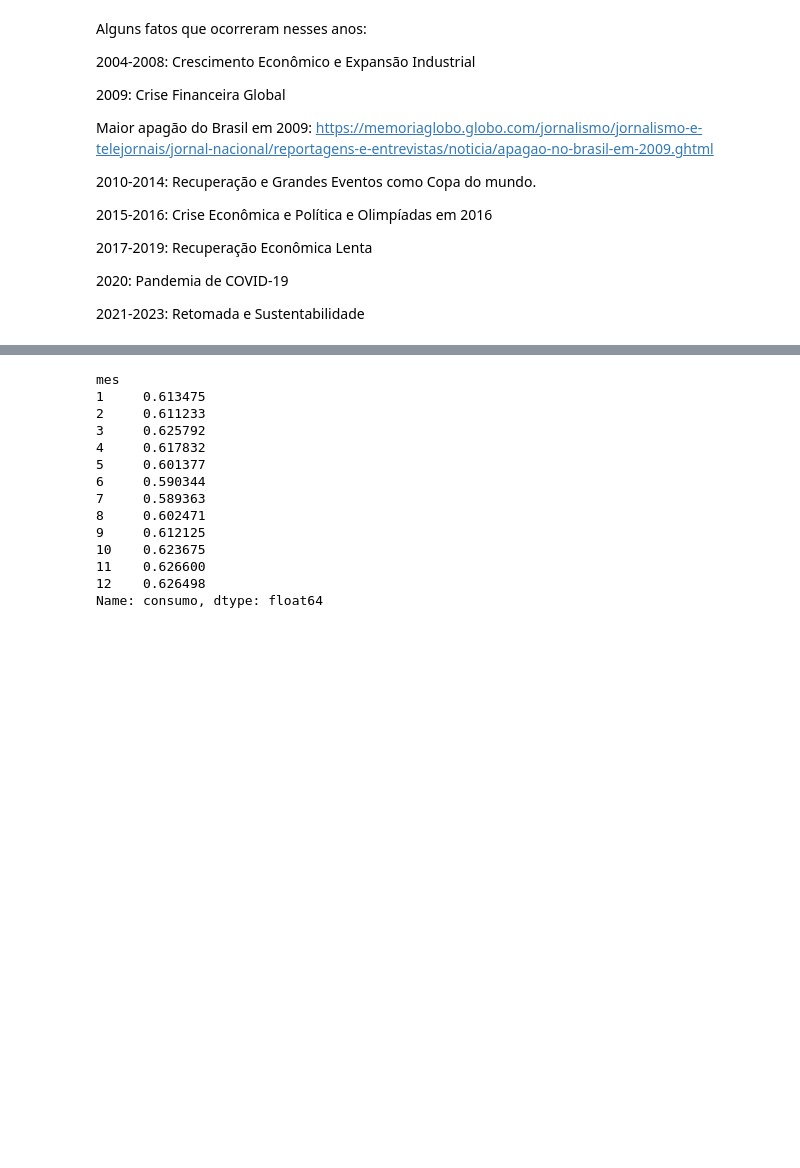
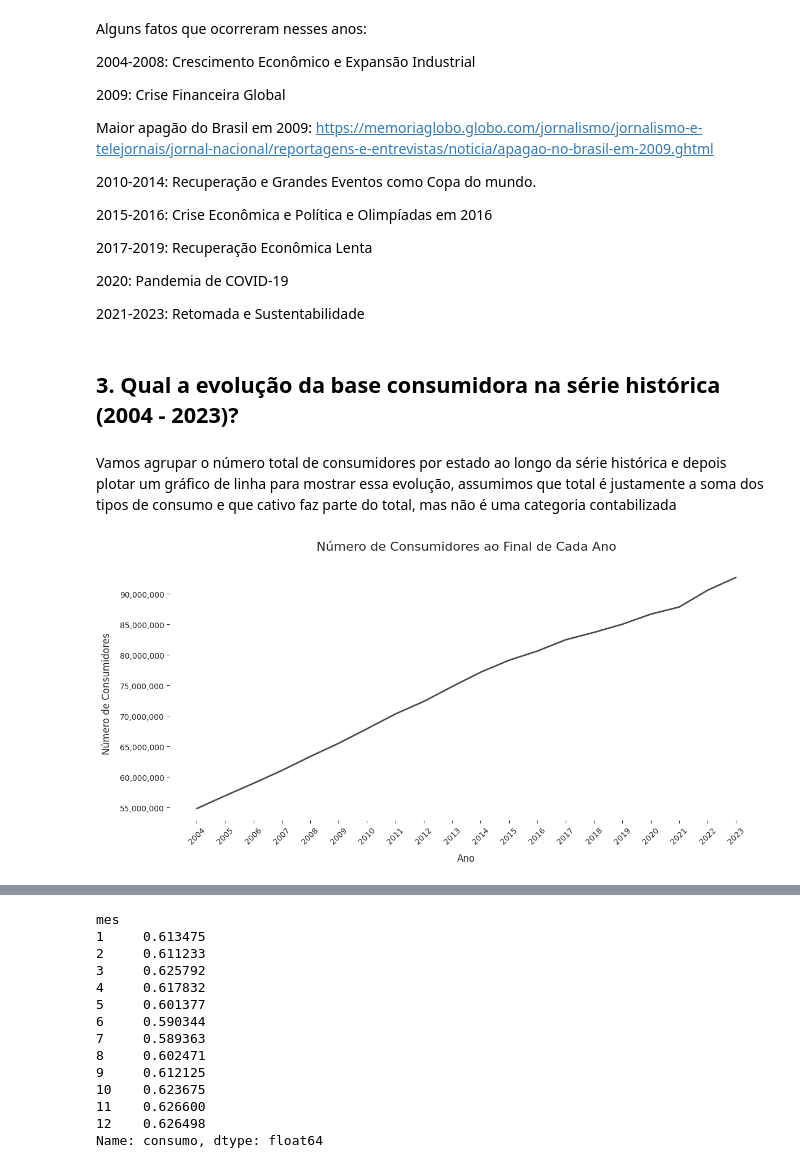
Before and after one commit to jorgelzsilva/projeto_consumo_energia, a Jupyter notebook: notebooks/desafio_final_jorge.ipynb, the cells around one changed output, grey strips where cells are left out. Drawn from its saved outputs; the diff is of its cells as text; code cells hidden in the pictures; blank space fills up the shorter version.

```diff
--- a/notebooks/desafio_final_jorge.ipynb
+++ b/notebooks/desafio_final_jorge.ipynb
@@ -613,3 +613,51 @@ Maior apagão do Brasil em 2009: https://memoriaglobo.globo.com/jornalismo/jorna
 2020: Pandemia de COVID-19
 
 2021-2023: Retomada e Sustentabilidade
+# %% [markdown]
+## 3. Qual a evolução da base consumidora na série histórica (2004 - 2023)?
+# %% [markdown]
+Vamos agrupar o número total de consumidores por estado ao longo da série histórica e depois plotar um gráfico de linha para mostrar essa evolução, assumimos que total é justamente a soma dos tipos de consumo e que cativo faz parte do total, mas não é uma categoria contabilizada
+# %%
+ano_inicial = 2004
+ano_final = 2023
+# %%
+# Agrupamento por ano, pegando apenas dezembro de cada ano
+consumidores_anuais = df[df['mes'] == 12].groupby('ano')['numero_consumidores'].sum()
+# %%
+# Criar a figura e o eixo
+fig, ax = plt.subplots(figsize=(12, 6), facecolor='white')
+
+# Plotar o lineplot
+sns.lineplot(x=consumidores_anuais.index, y=consumidores_anuais.values,
+             color='#4a4a4a', linewidth=2, ax=ax)
+
+# Remover bordas
+for spine in ax.spines.values():
+    spine.set_visible(False)
+
+# Configurar os ticks do eixo x
+ax.tick_params(axis='x', which='both', bottom=True, top=False, labelbottom=True)
+ax.tick_params(axis='y', which='both', left=True, right=False, labelleft=True)
+
+# Ajustar o intervalo do eixo x para mostrar todos os anos
+plt.xticks(range(ano_inicial, ano_final +1))
+
+# Rotacionar os rótulos do eixo x para melhor legibilidade
+plt.xticks(rotation=45)
+
+# Configurar títulos e rótulos
+plt.title('Número de Consumidores ao Final de Cada Ano', fontsize=16, pad=20)
+plt.xlabel('Ano', fontsize=12, labelpad=10)
+plt.ylabel('Número de Consumidores', fontsize=12, labelpad=10)
+
+# Formatar o eixo y para usar separador de milhares
+ax.yaxis.set_major_formatter(plt.FuncFormatter(lambda x, p: format(int(x), ',')))
+
+# Ajustar o layout
+plt.tight_layout()
+
+# Salvar e mostrar o gráfico
+plt.savefig('../imagens/numero_consumidores_anual.png', format='png', dpi=300, bbox_inches='tight')
+plt.show()
+# %% [output]
+[figure, added]
```
Also changed, not shown: parts of 9 cells of this notebook, 1 other file.
